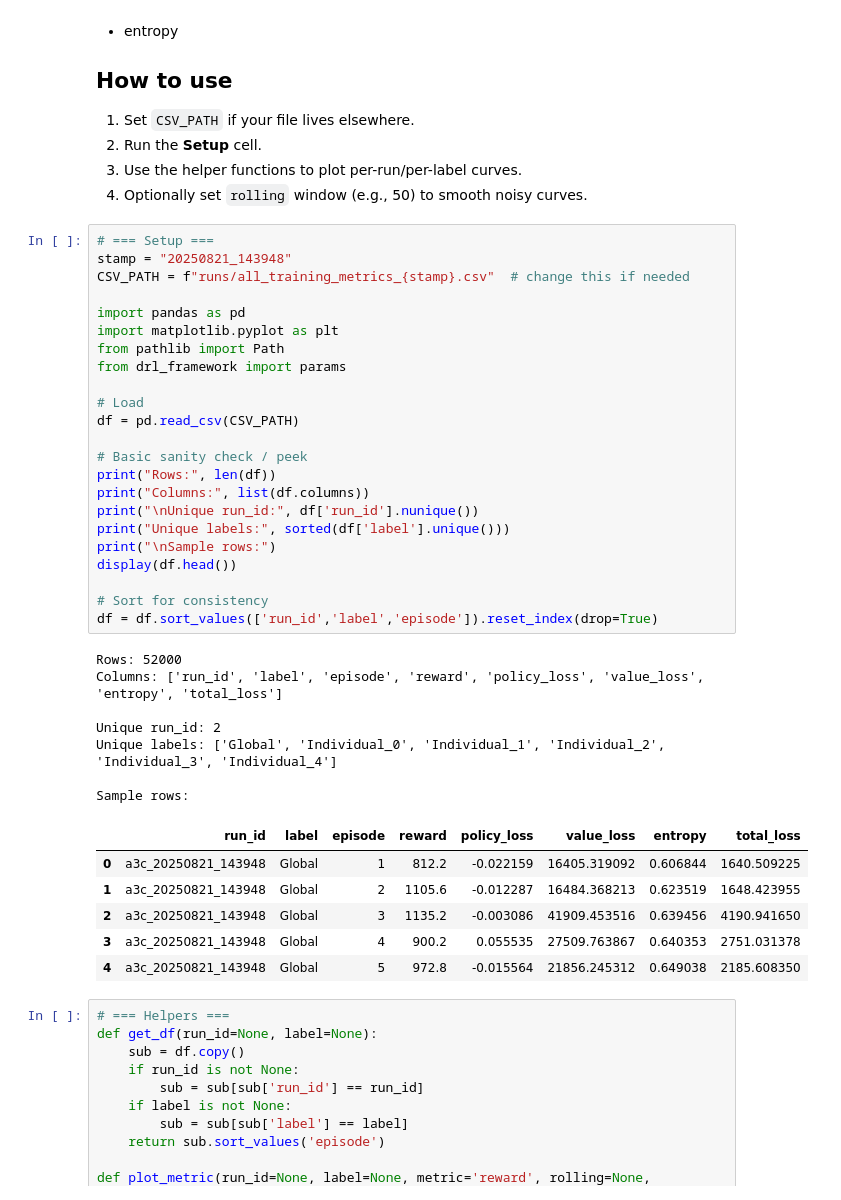
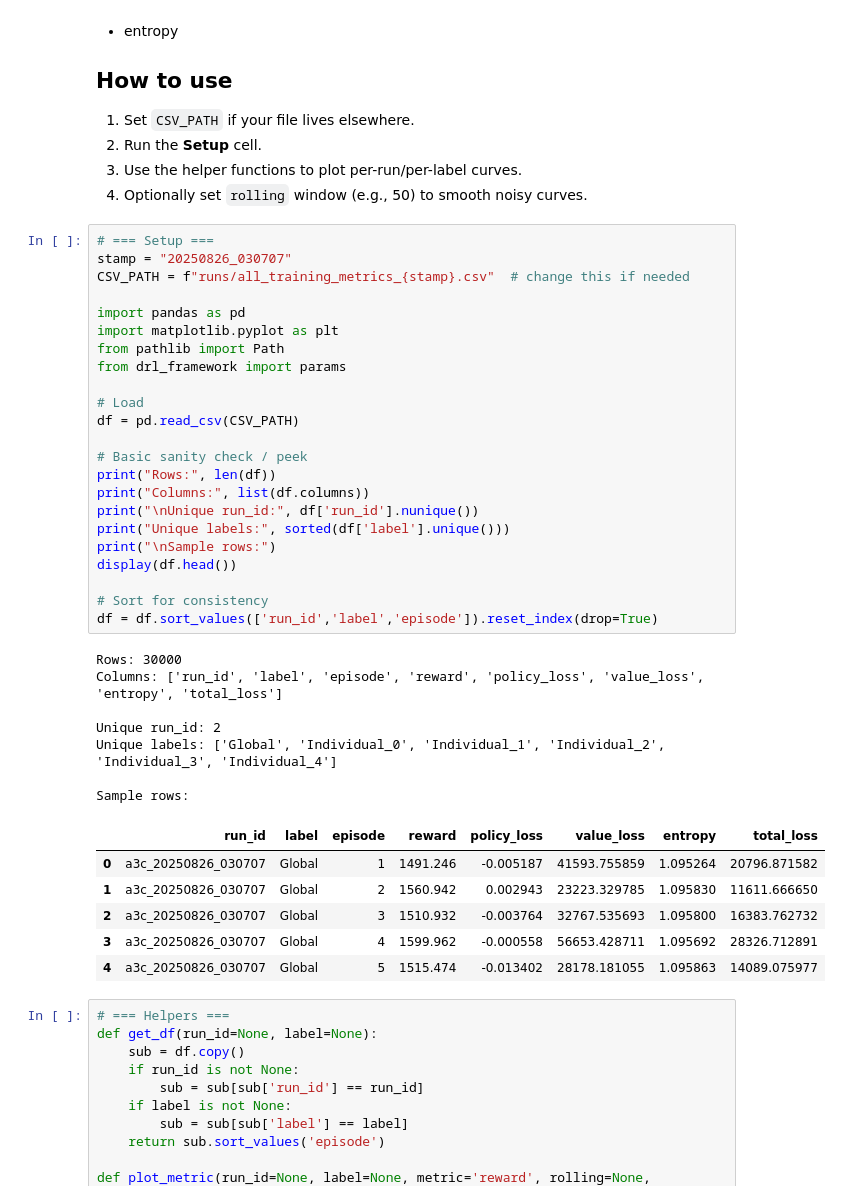
Before and after one commit to crazytb/uav_a3c, a Jupyter notebook: main_training_metrics_analysis.ipynb, the cells around one changed output. Drawn from its saved outputs; the diff is of its cells as text.

```diff
--- a/main_training_metrics_analysis.ipynb
+++ b/main_training_metrics_analysis.ipynb
@@ -14,41 +14,41 @@ This notebook loads `runs/all_training_metrics.csv` (the master log you created
 4. Optionally set `rolling` window (e.g., 50) to smooth noisy curves.
 # %%
 # === Setup ===
-stamp = "20250821_143948"
+stamp = "20250826_030707"
 CSV_PATH = f"runs/all_training_metrics_{stamp}.csv"  # change this if needed
 
 import pandas as pd
 import matplotlib.pyplot as plt
 from pathlib import Path
 from drl_framework import params
 
 # Load
 df = pd.read_csv(CSV_PATH)
 
 # Basic sanity check / peek
 print("Rows:", len(df))
 print("Columns:", list(df.columns))
 print("\nUnique run_id:", df['run_id'].nunique())
 print("Unique labels:", sorted(df['label'].unique()))
 print("\nSample rows:")
 display(df.head())
 
 # Sort for consistency
 df = df.sort_values(['run_id','label','episode']).reset_index(drop=True)
 # %% [output]
-Rows: 52000
+Rows: 30000
 Columns: ['run_id', 'label', 'episode', 'reward', 'policy_loss', 'value_loss', 'entropy', 'total_loss']
 
 Unique run_id: 2
 Unique labels: ['Global', 'Individual_0', 'Individual_1', 'Individual_2', 'Individual_3', 'Individual_4']
 
 Sample rows:
 |  | run_id | label | episode | reward | policy_loss | value_loss | entropy | total_loss |
-| 0 | a3c_20250821_143948 | Global | 1 | 812.2 | -0.022159 | 16405.319092 | 0.606844 | 1640.509225 |
-| 1 | a3c_20250821_143948 | Global | 2 | 1105.6 | -0.012287 | 16484.368213 | 0.623519 | 1648.423955 |
-| 2 | a3c_20250821_143948 | Global | 3 | 1135.2 | -0.003086 | 41909.453516 | 0.639456 | 4190.941650 |
-| 3 | a3c_20250821_143948 | Global | 4 | 900.2 | 0.055535 | 27509.763867 | 0.640353 | 2751.031378 |
-| 4 | a3c_20250821_143948 | Global | 5 | 972.8 | -0.015564 | 21856.245312 | 0.649038 | 2185.608350 |
+| 0 | a3c_20250826_030707 | Global | 1 | 1491.246 | -0.005187 | 41593.755859 | 1.095264 | 20796.871582 |
+| 1 | a3c_20250826_030707 | Global | 2 | 1560.942 | 0.002943 | 23223.329785 | 1.095830 | 11611.666650 |
+| 2 | a3c_20250826_030707 | Global | 3 | 1510.932 | -0.003764 | 32767.535693 | 1.095800 | 16383.762732 |
+| 3 | a3c_20250826_030707 | Global | 4 | 1599.962 | -0.000558 | 56653.428711 | 1.095692 | 28326.712891 |
+| 4 | a3c_20250826_030707 | Global | 5 | 1515.474 | -0.013402 | 28178.181055 | 1.095863 | 14089.075977 |
 # %%
 # === Helpers ===
 def get_df(run_id=None, label=None):
```
Also changed, not shown: parts of 8 cells of this notebook, 8 other files.
